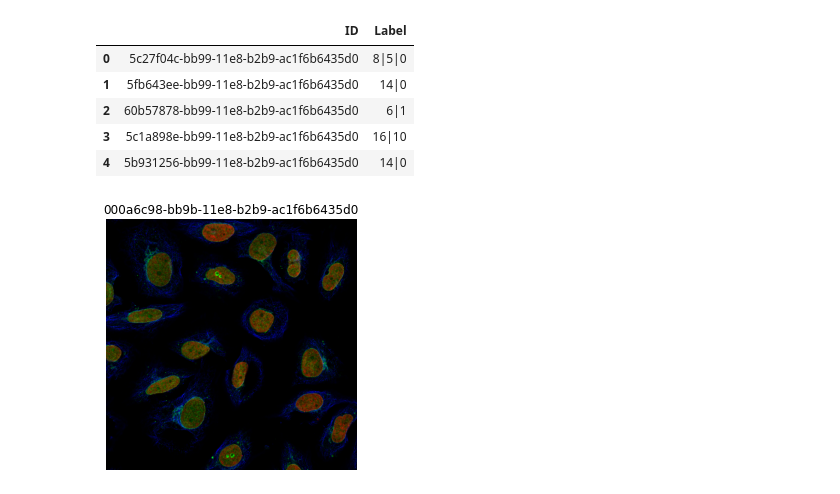
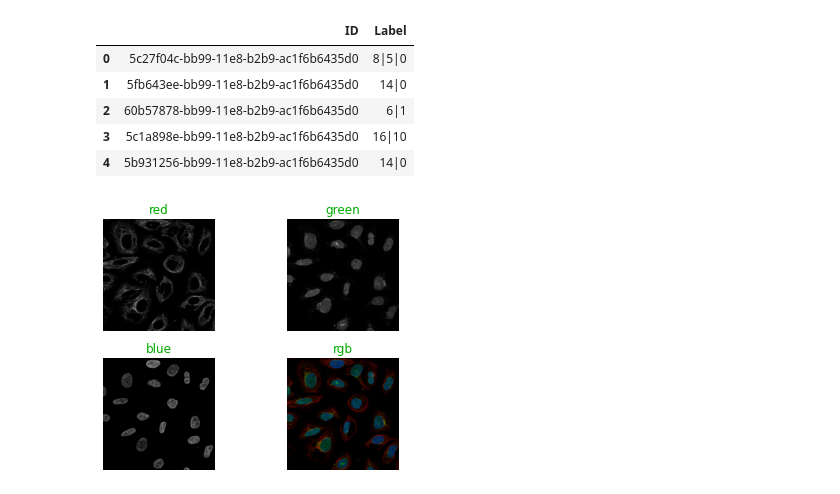
Before and after one commit to double-em/SingleCellClassification, a Jupyter notebook: notebooks/data_sampling.ipynb, the cells around one changed output. Drawn from its saved outputs; the diff is of its cells as text; code cells hidden in the pictures.

Commit message:
HPAImage class

```diff
--- a/notebooks/data_sampling.ipynb
+++ b/notebooks/data_sampling.ipynb
@@ -71,24 +71,3 @@ image_destination = data_path/'train'
 
 if not image_destination.exists():
     os.makedirs(image_destination)
-# %%
-example_image = image_path.ls()[0].name
-image_id, image_ext = example_image.split('.')
-
-image_id = image_id.split('_')[0]
-
-r, g, b = get_rgb_pieces_tensors(image_path/image_id, image_ext, 460, "cuda:0")
-image = assemble_rgb_image(r, g, b, device="cuda:0")
-
-def show_images(images: list, rows=1, cols=1):
-    figure, ax = plt.subplots(nrows=rows, ncols=cols)
-    for idx, image in enumerate(images):
-        np.ravel(ax)[idx].imshow(image)
-        np.ravel(ax)[idx].set_axis_off()
-        np.ravel(ax)[idx].set_title(image_id)
-    plt.tight_layout()
-    plt.show()
-
-show_images([image])
-# %% [output]
-[figure, removed]
@@ -94,0 +79,10 @@ show_images([image])
+# %%
+new_img = HPAImage(id=image_id,
+                   ext=image_ext,
+                   path=image_path,
+                   device="cuda:0",
+                   size=460)
+
+new_img.plot_all()
+# %% [output]
+[figure, added]
```
Also changed, not shown: parts of 3 cells of this notebook, 1 other file.
